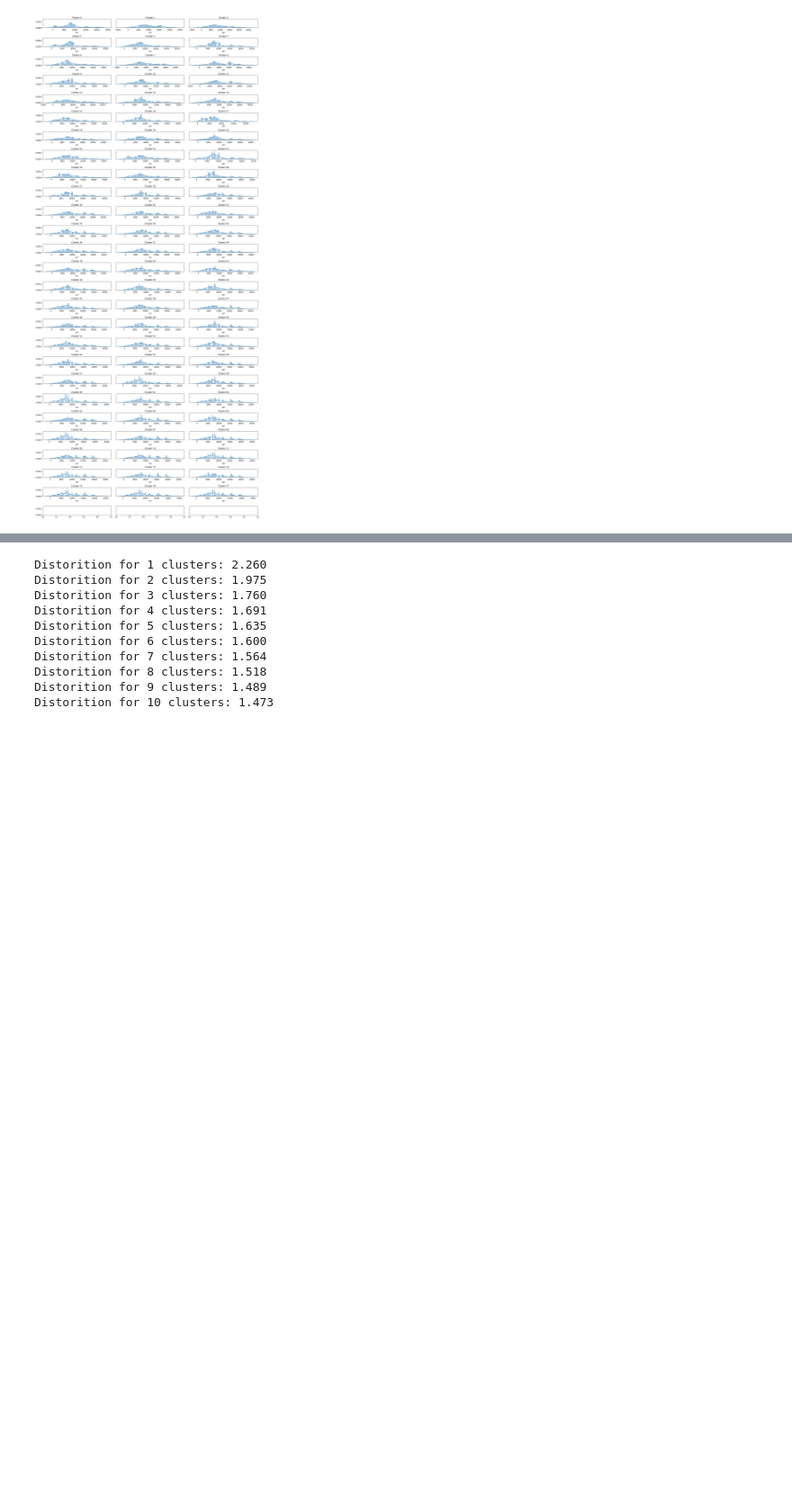
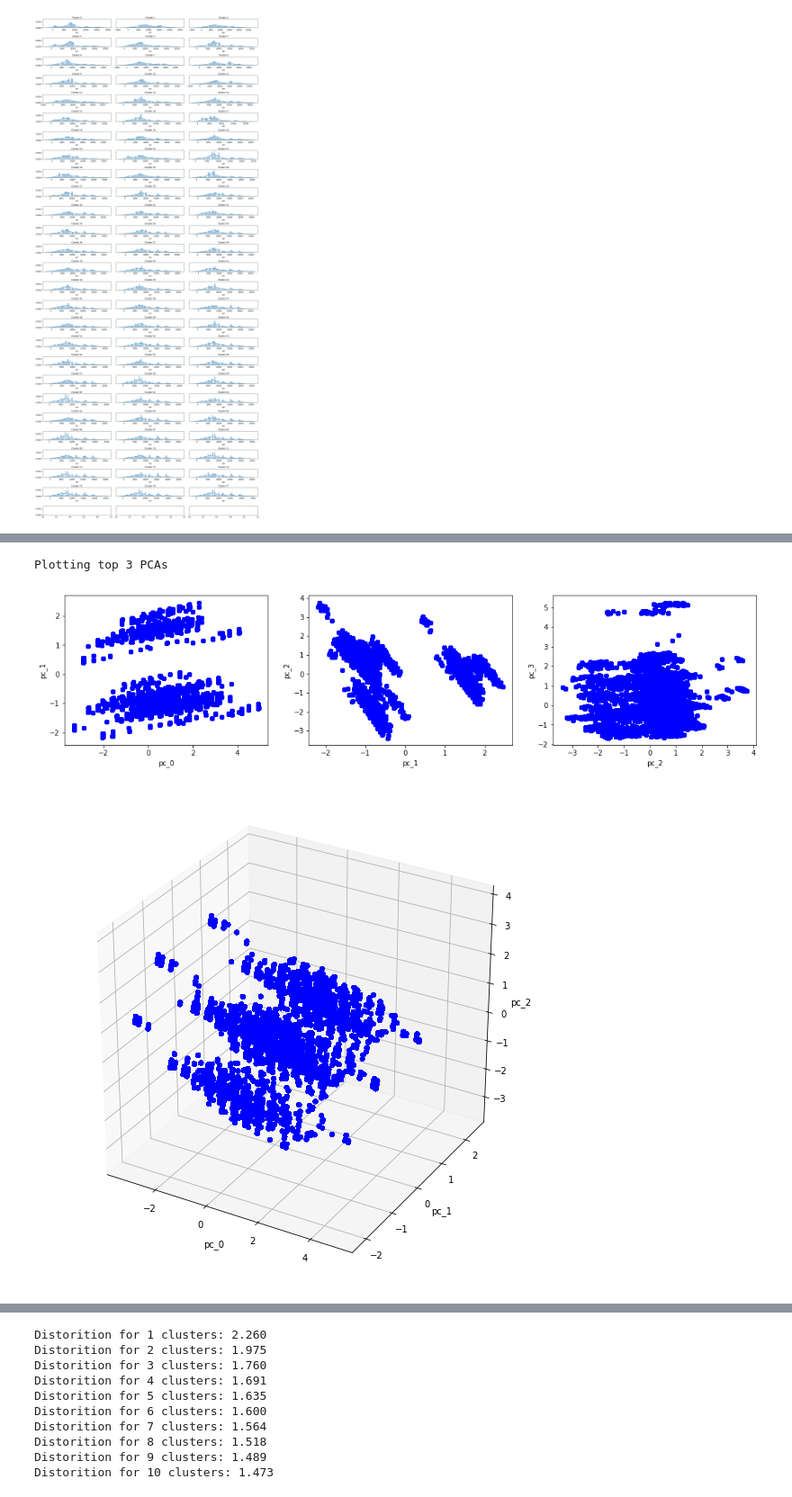
Before and after one commit to cpuguy96/f18-datascience-final, a Jupyter notebook: black_friday_modeling.ipynb, the cells around one changed output, grey strips where cells are left out. Shown at 90% size. Drawn from its saved outputs; the diff is of its cells as text; code cells hidden in the pictures; blank space fills up the shorter version.

Commit message:
refactored modeling section, added model saving, updated recommender

```diff
--- a/black_friday_modeling.ipynb
+++ b/black_friday_modeling.ipynb
@@ -98,5 +94,0 @@ plt.bar(range(len(custom_clusters)), [len(x) for x in custom_clusters])
-# %%
-lower = .80
-upper = 1
-
-trimmed_modeldf = pd.concat(custom_clusters[int(len(custom_clusters) * lower) : int(len(custom_clusters) * upper - 1)])
@@ -237,0 +221,8 @@ X_pca.head()
+# %%
+print("Plotting top 3 PCAs")
+
+plot_top3pca(X_pca)
+# %% [output]
+Plotting top 3 PCAs
+[figure, added]
+[figure, added]
```
Also changed, not shown: parts of 74 cells of this notebook, 22 other files.
